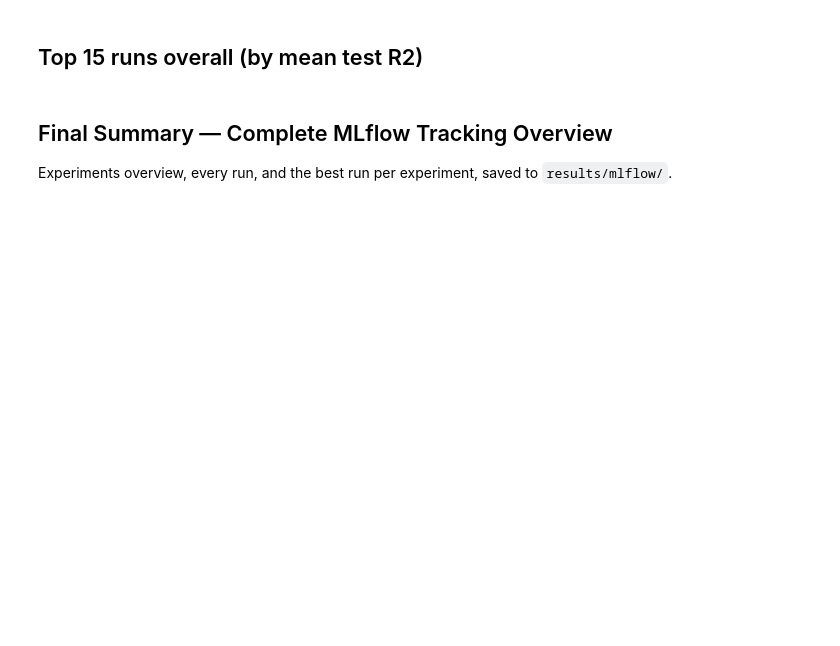
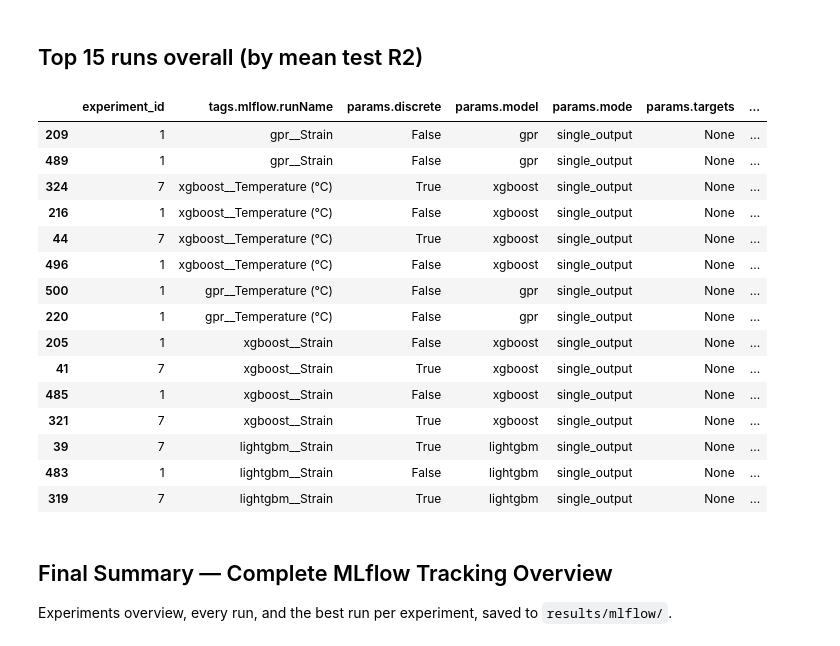
Before and after one commit to BlackEagle256/DeepLearning-miniProject, a Jupyter notebook: notebooks/07_mlflow_tracking.ipynb, the cells around one changed output. Cells and saved outputs as stored; diff of their text form; code cells hidden in the pictures; blank space fills up the shorter version.

```diff
--- a/notebooks/07_mlflow_tracking.ipynb
+++ b/notebooks/07_mlflow_tracking.ipynb
@@ -88,12 +138,29 @@ else:
 # %%
 if not all_runs.empty and 'metrics.test_r2_mean' in all_runs.columns:
     metric_cols = [c for c in all_runs.columns if c.startswith('metrics.')]
     param_cols = [c for c in all_runs.columns if c.startswith('params.')]
     top_runs = all_runs.sort_values('metrics.test_r2_mean', ascending=False).head(15)
-    top_runs[['experiment_id', 'tags.mlflow.runName'] + param_cols + metric_cols]
+    display(top_runs[['experiment_id', 'tags.mlflow.runName'] + param_cols + metric_cols])
 else:
     top_runs = pd.DataFrame()
     print('No runs available yet.')
+# %% [output]
+|  | experiment_id | tags.mlflow.runName | params.discrete | params.model | params.mode | params.targets | ... |
+| 209 | 1 | gpr__Strain | False | gpr | single_output | None | ... |
+| 489 | 1 | gpr__Strain | False | gpr | single_output | None | ... |
+| 324 | 7 | xgboost__Temperature (°C) | True | xgboost | single_output | None | ... |
+| 216 | 1 | xgboost__Temperature (°C) | False | xgboost | single_output | None | ... |
+| 44 | 7 | xgboost__Temperature (°C) | True | xgboost | single_output | None | ... |
+| 496 | 1 | xgboost__Temperature (°C) | False | xgboost | single_output | None | ... |
+| 500 | 1 | gpr__Temperature (°C) | False | gpr | single_output | None | ... |
+| 220 | 1 | gpr__Temperature (°C) | False | gpr | single_output | None | ... |
+| 205 | 1 | xgboost__Strain | False | xgboost | single_output | None | ... |
+| 41 | 7 | xgboost__Strain | True | xgboost | single_output | None | ... |
+| 485 | 1 | xgboost__Strain | False | xgboost | single_output | None | ... |
+| 321 | 7 | xgboost__Strain | True | xgboost | single_output | None | ... |
+| 39 | 7 | lightgbm__Strain | True | lightgbm | single_output | None | ... |
+| 483 | 1 | lightgbm__Strain | False | lightgbm | single_output | None | ... |
+| 319 | 7 | lightgbm__Strain | True | lightgbm | single_output | None | ... |
 # %% [markdown]
 ## Final Summary — Complete MLflow Tracking Overview
 
```
Also changed, not shown: parts of 5 cells of this notebook, 6 other files.
